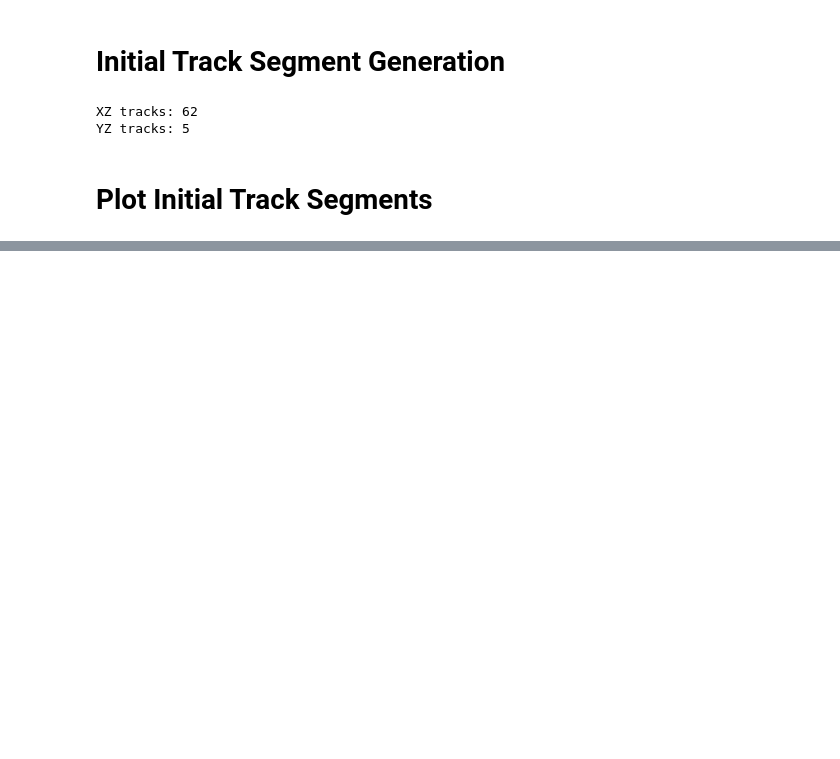
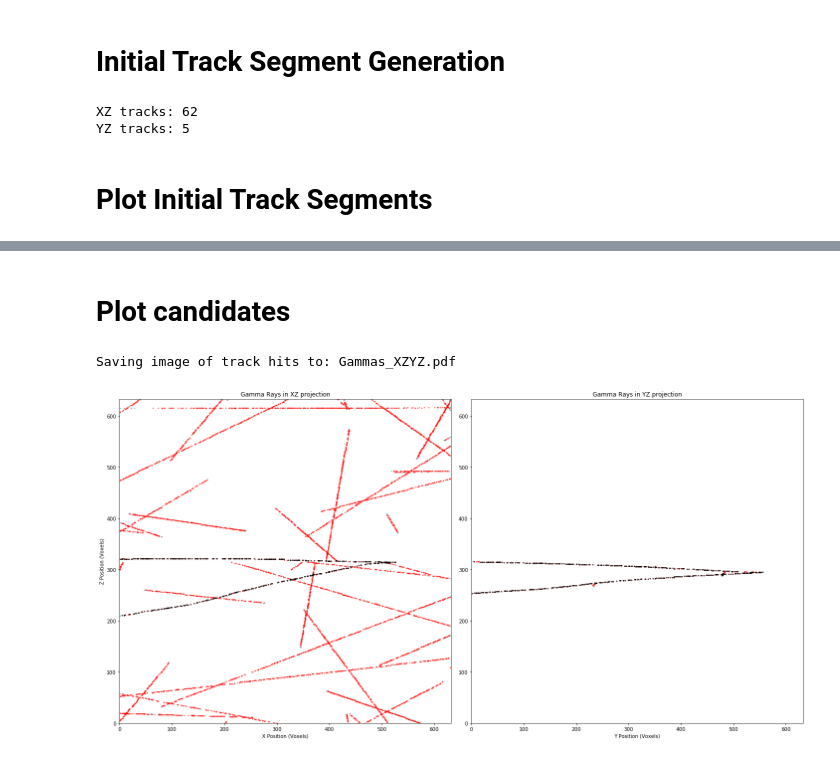
Before and after one commit to AndreiHanu/AdEPT-Cellular-Automata, a Jupyter notebook: AdEPT Gamma Ray Reconstruction.ipynb, the cells around one changed output, grey strips where cells are left out. Saved outputs shown, nothing was run; the diff lists cells and outputs as text; code cells hidden in the pictures; blank space fills up the shorter version.

```diff
--- a/AdEPT Gamma Ray Reconstruction.ipynb
+++ b/AdEPT Gamma Ray Reconstruction.ipynb
@@ -418,0 +603,43 @@ Saving image of track hits to: Track_Hits_XZYZ.pdf
+# %% [markdown]
+# Plot candidates
+# %%
+figure_init_segs, (ax_init_segs_XZ, ax_init_segs_YZ) = plt.subplots(1, 2, figsize=(20, 10))
+
+# Plot the detector hits
+ax_init_segs_XZ.plot(hits_XZ[:,0], hits_XZ[:,1], '.', ms=2, color='red')
+ax_init_segs_YZ.plot(hits_YZ[:,0], hits_YZ[:,1], '.', ms=2, color='red')
+ax_init_segs_XZ.plot(terminate_XZ[:,0], terminate_XZ[:,1], '.', ms=2, color='cyan')
+ax_init_segs_YZ.plot(terminate_YZ[:,0], terminate_YZ[:,1], '.', ms=2, color='cyan')
+
+# Plot track hits
+for i in range(len(gammas_XZ)):
+    ax_init_segs_XZ.plot(gammas_XZ[i][:,0], gammas_XZ[i][:,1], '.', ms=2, color='black')
+for i in range(len(gammas_YZ)):
+    ax_init_segs_YZ.plot(gammas_YZ[i][:,0], gammas_YZ[i][:,1], '.', ms=2, color='black')
+
+# Set axis limits
+ax_init_segs_XZ.set_xlim(0, rows_XZ)
+ax_init_segs_XZ.set_ylim(0, columns_XZ)
+ax_init_segs_YZ.set_xlim(0, rows_YZ)
+ax_init_segs_YZ.set_ylim(0, columns_YZ)
+
+# Set labels
+ax_init_segs_XZ.set_xlabel('X Position (Voxels)')
+ax_init_segs_YZ.set_xlabel('Y Position (Voxels)')
+ax_init_segs_XZ.set_ylabel('Z Position (Voxels)')
+
+# Set titles
+ax_init_segs_XZ.set_title('Gamma Rays in XZ projection')
+ax_init_segs_YZ.set_title('Gamma Rays in YZ projection')
+
+plt.tight_layout() # Spaces titles out properly
+
+# Save figure
+file_init_segs_XZYZ ='Gammas_XZYZ.pdf'
+plt.savefig(file_init_segs_XZYZ)
+print('Saving image of track hits to: ' + file_init_segs_XZYZ)
+
+plt.show(figure_init_segs)
+# %% [output]
+Saving image of track hits to: Gammas_XZYZ.pdf
+[figure, added]
```
Also changed, not shown: parts of 5 cells of this notebook, 5 other files.
